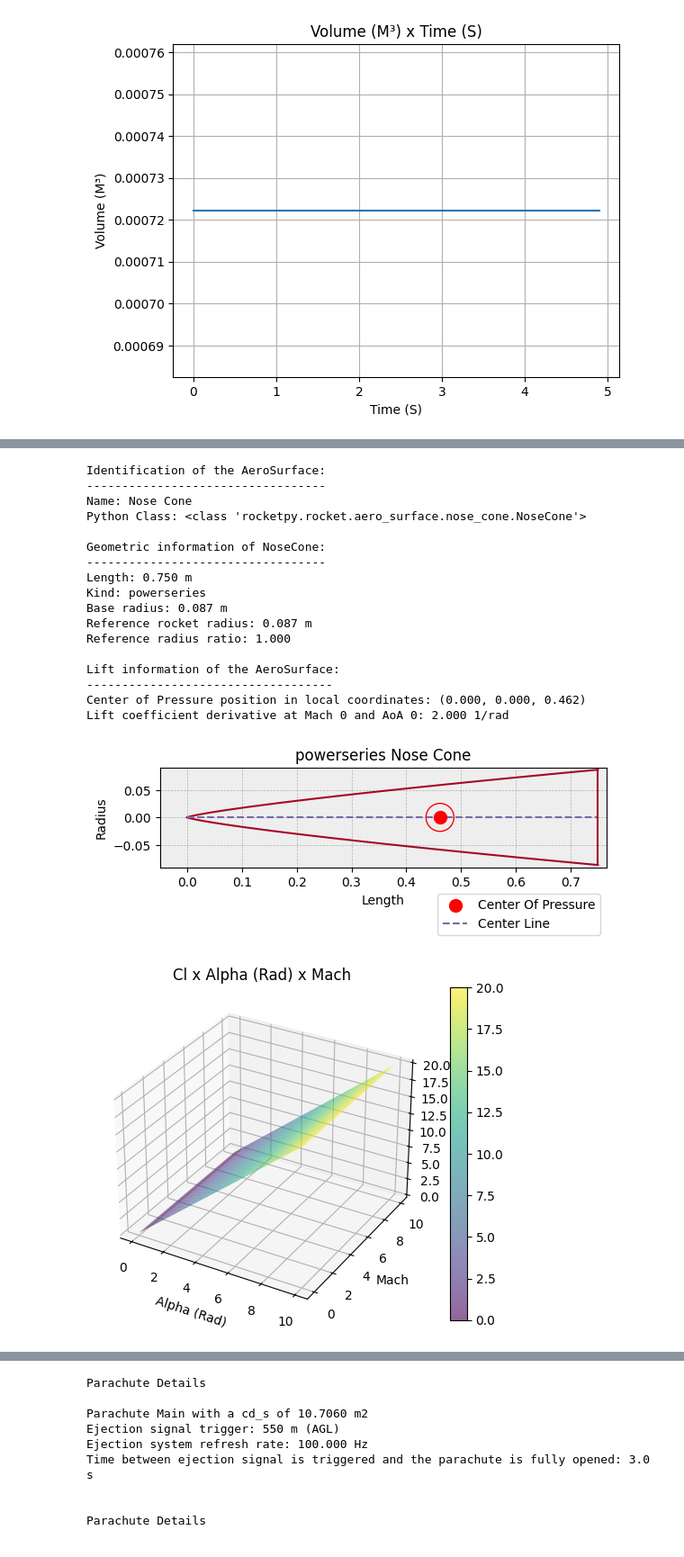
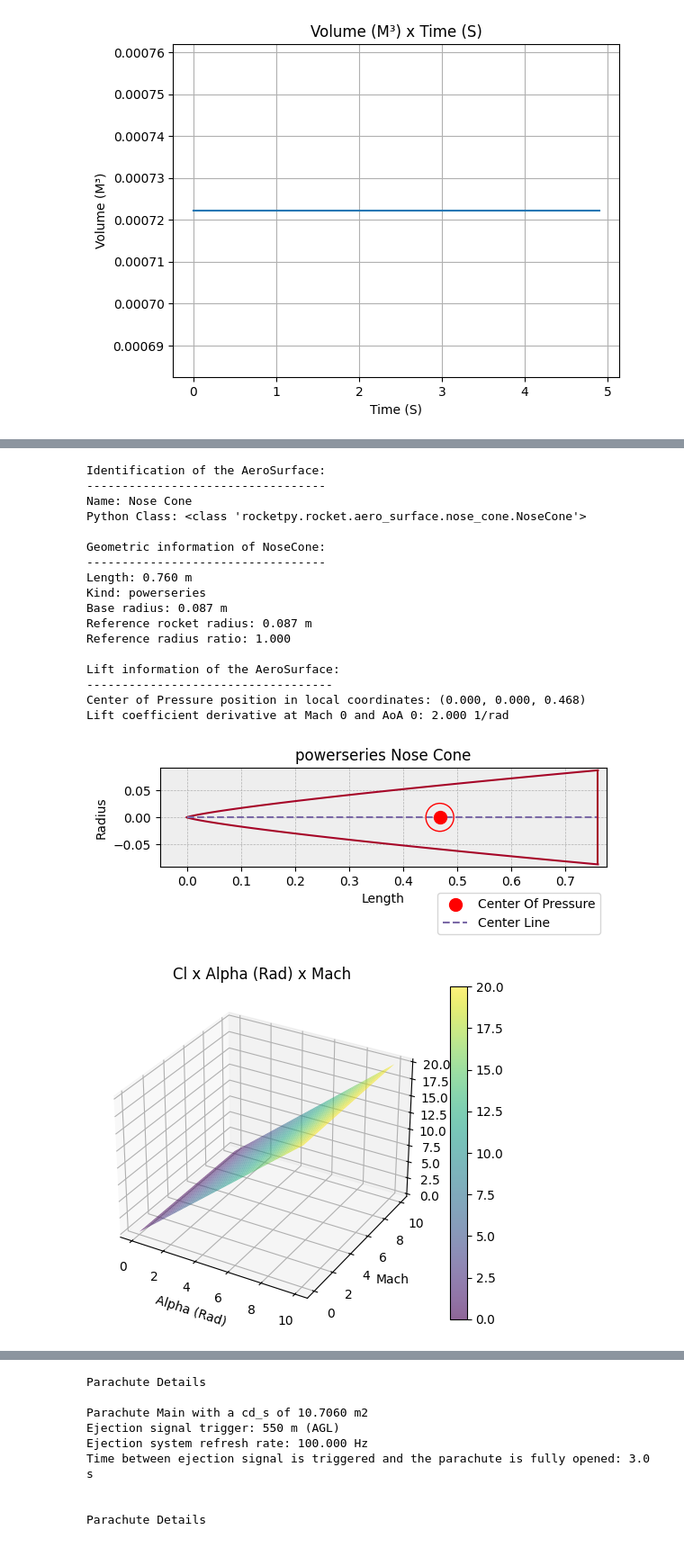
Before and after one commit to Simba-Avionic/Simulations, a Jupyter notebook: R7_Simulation_RocketPy.ipynb, the cells around one changed output, grey strips where cells are left out. Shown at 90% size. Saved outputs shown, nothing was run; the diff lists cells and outputs as text; code cells hidden in the pictures.

```diff
--- a/R7_Simulation_RocketPy.ipynb
+++ b/R7_Simulation_RocketPy.ipynb
@@ -130,8 +130,8 @@ oxidizer_tank.gas_inertia.plot()
 # %%
 hybrid_motor = HybridMotor(
     thrust_source="C:/Users/alicj/Desktop/SimBa_Simulations/Simulations/SimLE_SimBa_R7_Rocket.eng",
-    dry_mass=12.5,
-    dry_inertia=(1.1, 0.04, 1.1),
+    dry_mass=14.925,
+    dry_inertia=(0.1306, 0.1306, 0.0504),
     center_of_dry_mass_position=0.58,
     burn_time=9,
     grain_number=1,
@@ -140,14 +140,14 @@ hybrid_motor = HybridMotor(
     grain_initial_inner_radius=0.035,
     grain_initial_height=0.5,
     grain_density=947,
-    nozzle_radius=0.0385,
+    nozzle_radius=38.435/1000,
     throat_radius=0.0185,
-    grains_center_of_mass_position=0.5,
+    grains_center_of_mass_position=0.529,
     coordinate_system_orientation="nozzle_to_combustion_chamber"
 )
 # %%
 hybrid_motor.add_tank(
-    tank=oxidizer_tank, position=1.42
+    tank=oxidizer_tank, position=1.537
 )
 # %%
 hybrid_motor.all_info()
@@ -184,18 +184,18 @@ Total Impulse: 20380.293 Ns
 # %%
 R7 = Rocket(
     radius=0.087,
-    mass=25,
-    inertia=(0,0,0),
+    mass=36.47,
+    inertia=(-0.028376785, -0.031428815, 0.195413534),
     power_off_drag="C:/Users/alicj/Desktop/SimBa_Simulations/Simulations/powerOffDragCurve.csv",
     power_on_drag="C:/Users/alicj/Desktop/SimBa_Simulations/Simulations/powerOnDragCurve.csv",
-    center_of_mass_without_motor=1.94828,
+    center_of_mass_without_motor=2.2055,
     coordinate_system_orientation="tail_to_nose"
 )
 # %%
 R7.add_motor(hybrid_motor, position=0)
 # %%
 buttons = R7.set_rail_buttons(
-    upper_button_position=1.91455,
+    upper_button_position=3.024,
     lower_button_position=0.94021,
     angular_position=10,
 )
@@ -218,32 +218,32 @@ Center of Pressure position in local coordinates: (0.000, 0.000, 0.000)
 Lift coefficient derivative at Mach 0 and AoA 0: 0.000 1/rad
 # %%
 nose=R7.add_nose(
-    length=0.750,
+    length=0.76,
     kind="powerseries",
     bluffness=None,
     power=0.8,
-    position=3.917)
+    position=4.26744)
 
 nose.all_info()
 # %% [output]
 Identification of the AeroSurface:
 ----------------------------------
 Name: Nose Cone
 Python Class: <class 'rocketpy.rocket.aero_surface.nose_cone.NoseCone'>
 
 Geometric information of NoseCone:
 ----------------------------------
-Length: 0.750 m
+Length: 0.760 m
 Kind: powerseries
 Base radius: 0.087 m
 Reference rocket radius: 0.087 m
 Reference radius ratio: 1.000
 
 Lift information of the AeroSurface:
 -----------------------------------
-Center of Pressure position in local coordinates: (0.000, 0.000, 0.462)
+Center of Pressure position in local coordinates: (0.000, 0.000, 0.468)
 Lift coefficient derivative at Mach 0 and AoA 0: 2.000 1/rad
-[figure, old version]
+[figure, new version]
 [figure]
 # %%
 tail=R7.add_tail(
```
Also changed, not shown: parts of 12 cells of this notebook.
